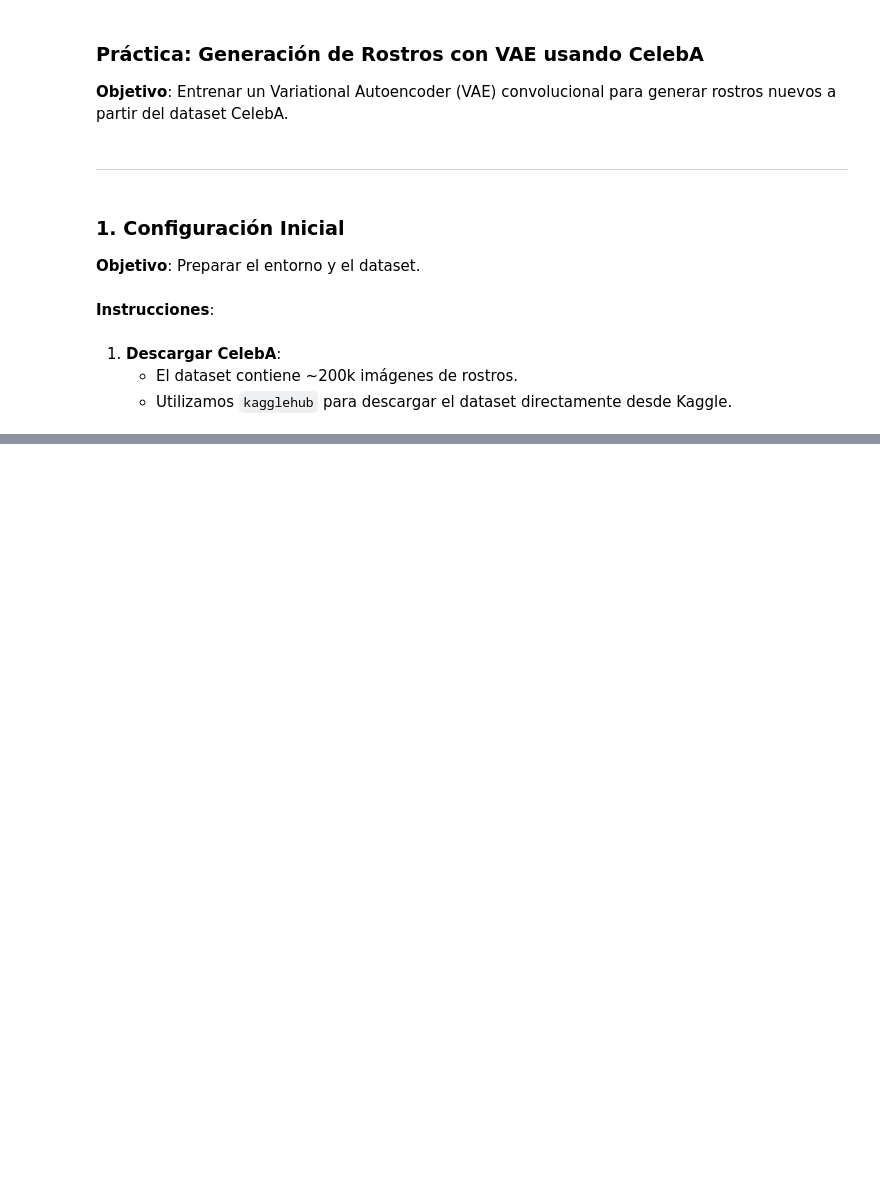
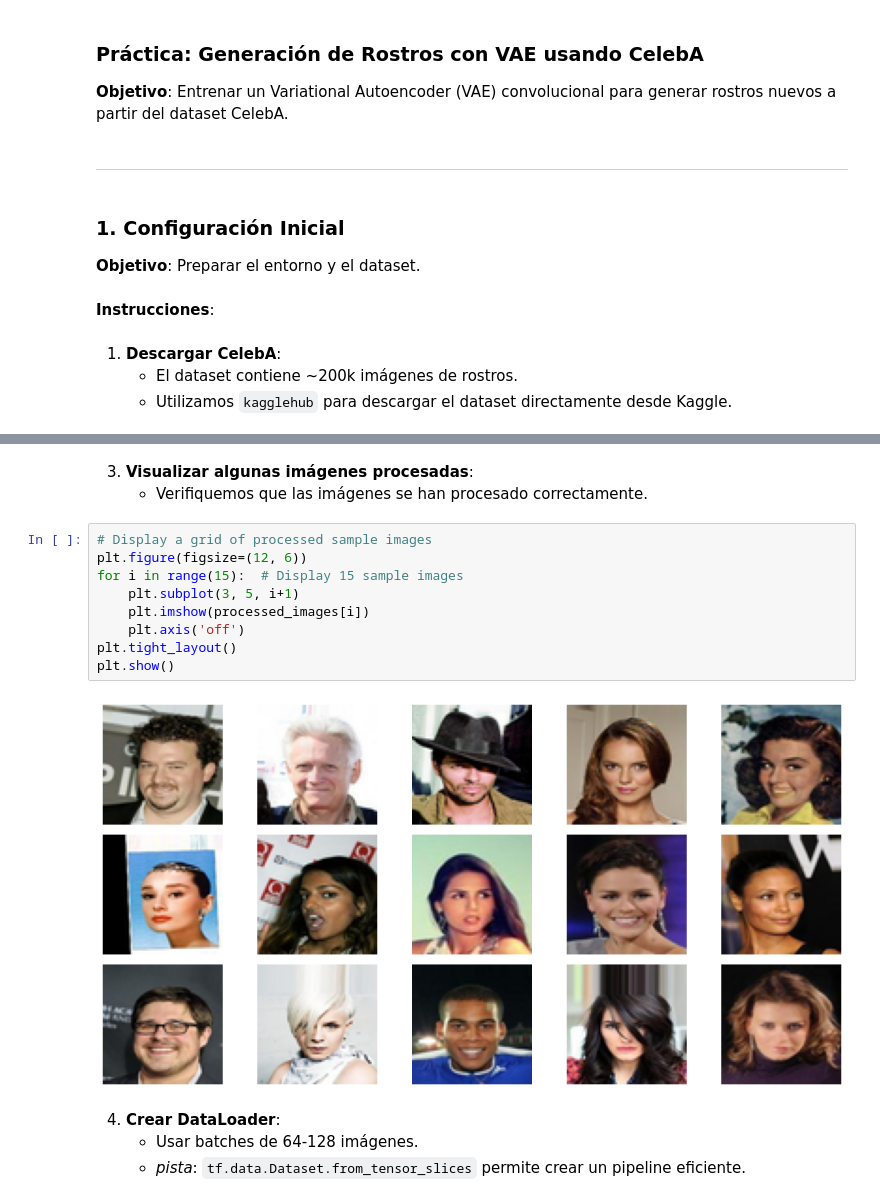
Before and after one commit to alejandrorod-tajamar/FaceGen_VAE-CelebA, a Jupyter notebook: 02-notebook/03-FaceImaGeneration.ipynb, the cells around one changed output, grey strips where cells are left out. Drawn from its saved outputs; the diff is of its cells as text; blank space fills up the shorter version.

```diff
--- a/02-notebook/03-FaceImaGeneration.ipynb
+++ b/02-notebook/03-FaceImaGeneration.ipynb
@@ -25,0 +107,18 @@ Path to dataset files: /home/aleja/.cache/kagglehub/datasets/jessicali9530/celeb
+# %% [markdown]
+3. **Visualizar algunas imágenes procesadas**:
+   - Verifiquemos que las imágenes se han procesado correctamente.
+# %%
+# Display a grid of processed sample images
+plt.figure(figsize=(12, 6))
+for i in range(15):  # Display 15 sample images
+    plt.subplot(3, 5, i+1)
+    plt.imshow(processed_images[i])
+    plt.axis('off')
+plt.tight_layout()
+plt.show()
+# %% [output]
+[figure, added]
+# %% [markdown]
+4. **Crear DataLoader**:
+   - Usar batches de 64-128 imágenes.
+   - *pista*: `tf.data.Dataset.from_tensor_slices` permite crear un pipeline eficiente.
```
Also changed, not shown: parts of 4 cells of this notebook.
